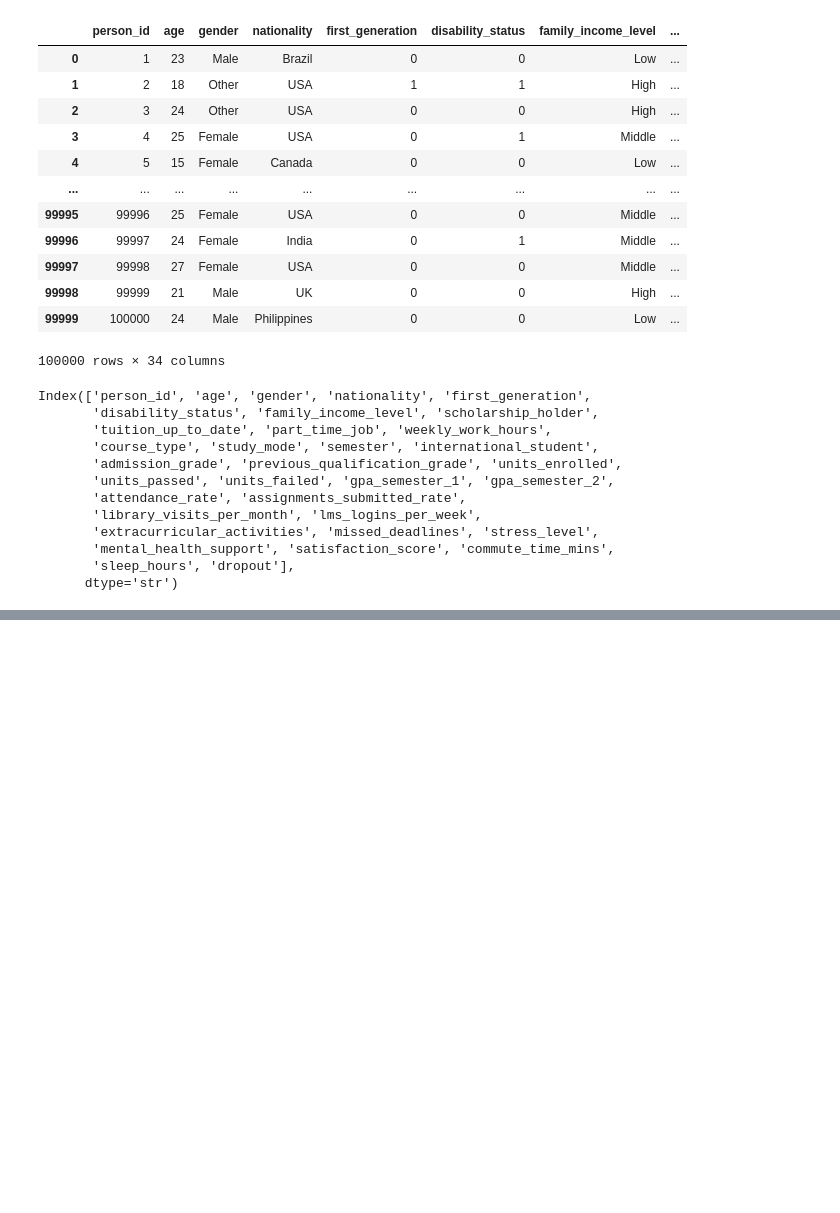
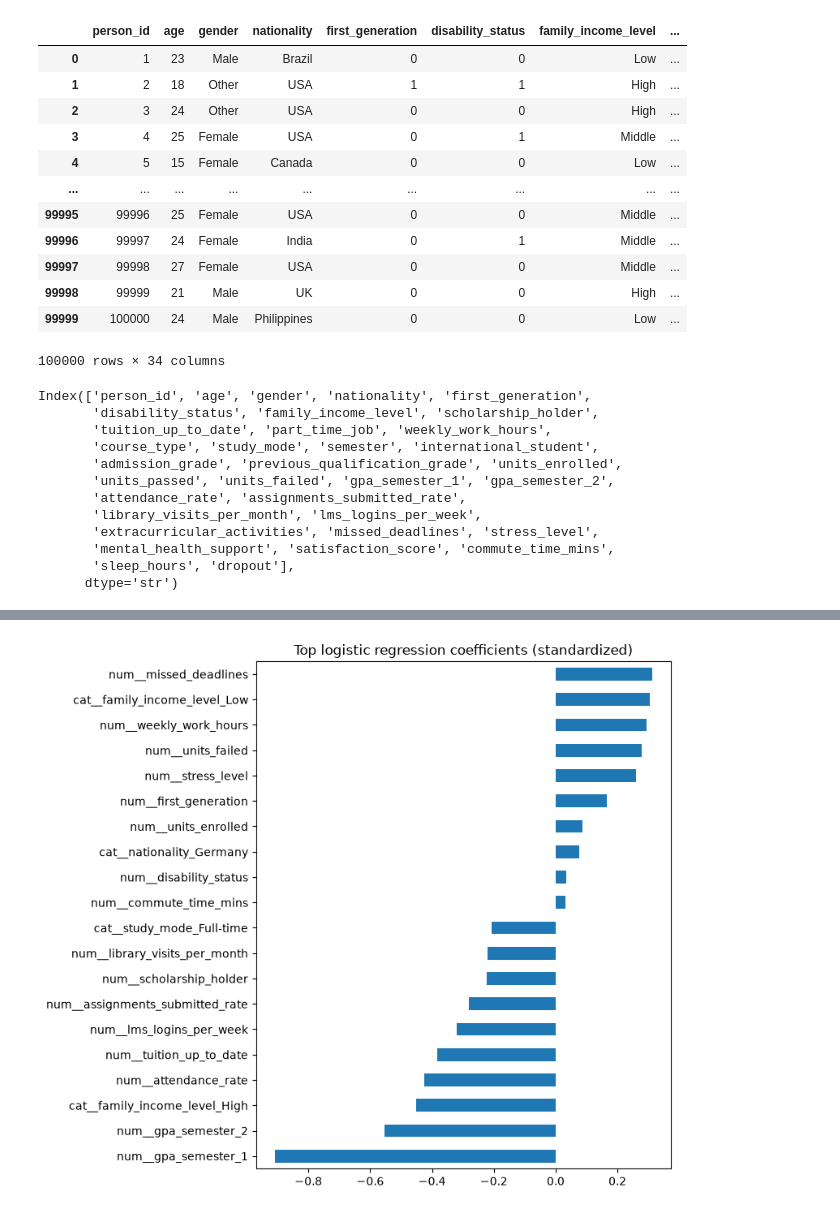
Before and after one commit to suzanaSSP/student_dropout_predictor, a Jupyter notebook: notebooks/new_data_clean.ipynb, the cells around one changed output, grey strips where cells are left out. Cells and saved outputs as stored; diff of their text form; code cells hidden in the pictures; blank space fills up the shorter version.

```diff
--- a/notebooks/new_data_clean.ipynb
+++ b/notebooks/new_data_clean.ipynb
@@ -34,0 +102,9 @@ Index(['person_id', 'age', 'gender', 'nationality', 'first_generation',
+# %%
+import pandas as pd
+names = log_reg.named_steps['prep'].get_feature_names_out()
+coefs = pd.Series(log_reg.named_steps['clf'].coef_[0], index=names).sort_values()
+top = pd.concat([coefs.head(10), coefs.tail(10)])
+top.plot.barh(figsize=(8, 7), title='Top logistic regression coefficients (standardized)')
+plt.tight_layout(); plt.show()
+# %% [output]
+[figure, added]
```
Also changed, not shown: parts of 5 cells of this notebook, 1 other file.
